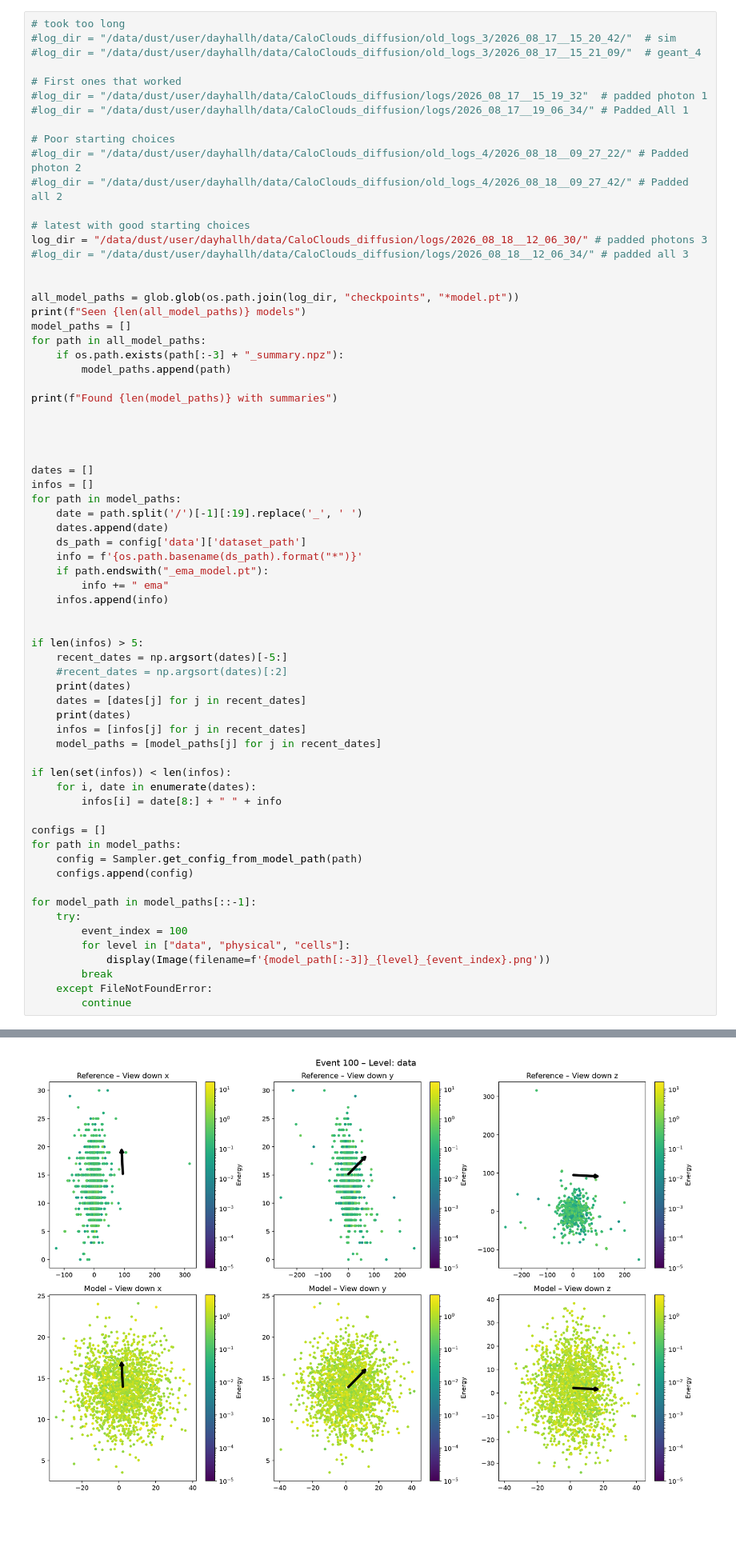
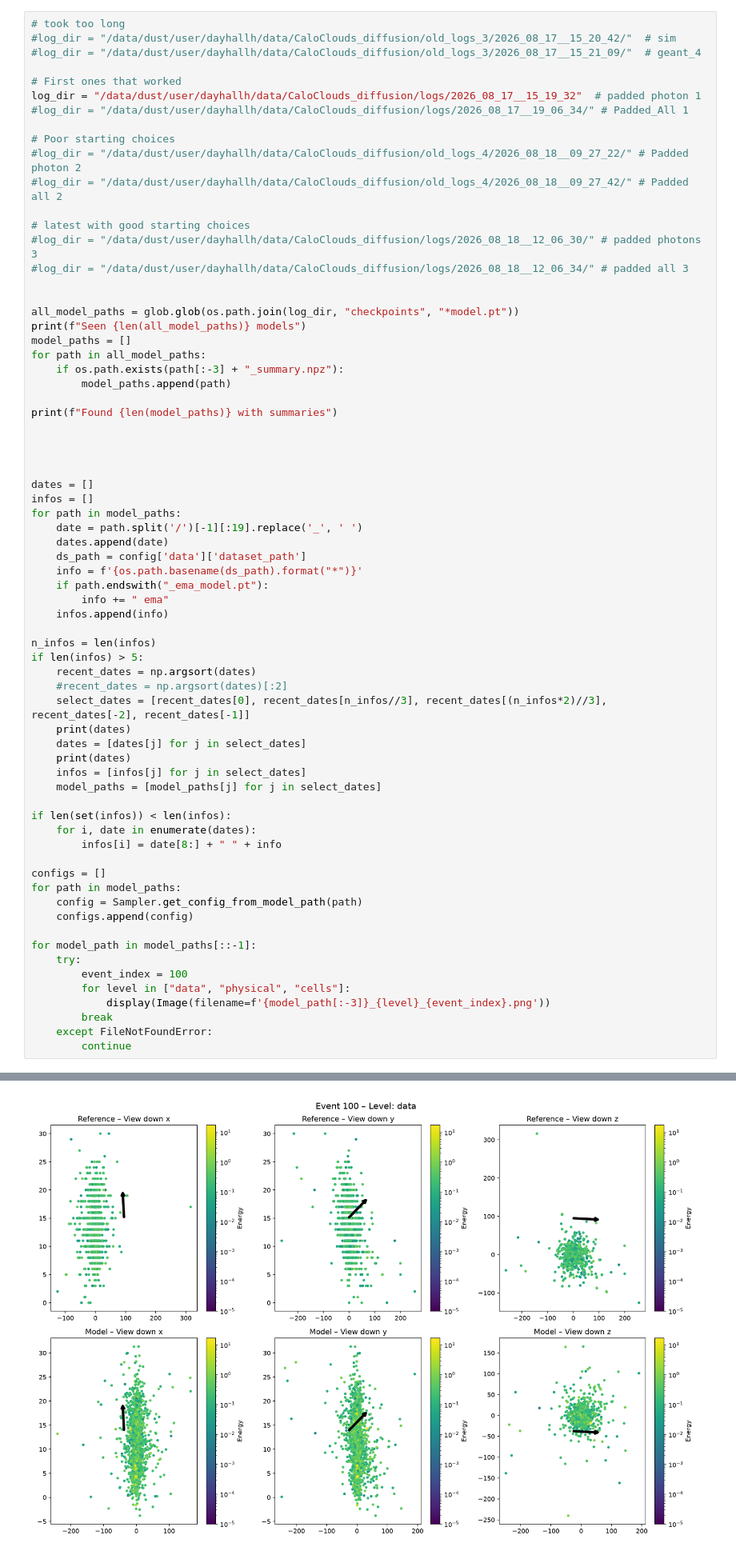
Before and after one commit to HenryDayHall/CaloCloudi, a Jupyter notebook: scripts/check_summary.ipynb, the cells around one changed output, grey strips where cells are left out. Shown at 80% size. Drawn from its saved outputs; the diff is of its cells as text; blank space fills up the shorter version.

```diff
--- a/scripts/check_summary.ipynb
+++ b/scripts/check_summary.ipynb
@@ -14,7 +14,7 @@ from IPython.display import Image, display
 #log_dir = "/data/dust/user/dayhallh/data/CaloClouds_diffusion/old_logs_3/2026_08_17__15_21_09/"  # geant_4
 
 # First ones that worked
-#log_dir = "/data/dust/user/dayhallh/data/CaloClouds_diffusion/logs/2026_08_17__15_19_32"  # padded photon 1
+log_dir = "/data/dust/user/dayhallh/data/CaloClouds_diffusion/logs/2026_08_17__15_19_32"  # padded photon 1
 #log_dir = "/data/dust/user/dayhallh/data/CaloClouds_diffusion/logs/2026_08_17__19_06_34/" # Padded_All 1
 
 # Poor starting choices
@@ -22,7 +22,7 @@ from IPython.display import Image, display
 #log_dir = "/data/dust/user/dayhallh/data/CaloClouds_diffusion/old_logs_4/2026_08_18__09_27_42/" # Padded all 2
 
 # latest with good starting choices
-log_dir = "/data/dust/user/dayhallh/data/CaloClouds_diffusion/logs/2026_08_18__12_06_30/" # padded photons 3
+#log_dir = "/data/dust/user/dayhallh/data/CaloClouds_diffusion/logs/2026_08_18__12_06_30/" # padded photons 3
 #log_dir = "/data/dust/user/dayhallh/data/CaloClouds_diffusion/logs/2026_08_18__12_06_34/" # padded all 3
 
 
@@ -49,15 +49,16 @@ for path in model_paths:
         info += " ema"
     infos.append(info)
 
-
+n_infos = len(infos)
 if len(infos) > 5:
-    recent_dates = np.argsort(dates)[-5:]
+    recent_dates = np.argsort(dates)
     #recent_dates = np.argsort(dates)[:2]
+    select_dates = [recent_dates[0], recent_dates[n_infos//3], recent_dates[(n_infos*2)//3], recent_dates[-2], recent_dates[-1]]
     print(dates)
-    dates = [dates[j] for j in recent_dates]
+    dates = [dates[j] for j in select_dates]
     print(dates)
-    infos = [infos[j] for j in recent_dates]
-    model_paths = [model_paths[j] for j in recent_dates]
+    infos = [infos[j] for j in select_dates]
+    model_paths = [model_paths[j] for j in select_dates]
 
 if len(set(infos)) < len(infos):
     for i, date in enumerate(dates):
@@ -84 +90 @@ CUDA not avaliable, using CPU
-[figure, old version]
+[figure, new version]
```
Also changed, not shown: parts of 5 cells of this notebook, 1 other file.
